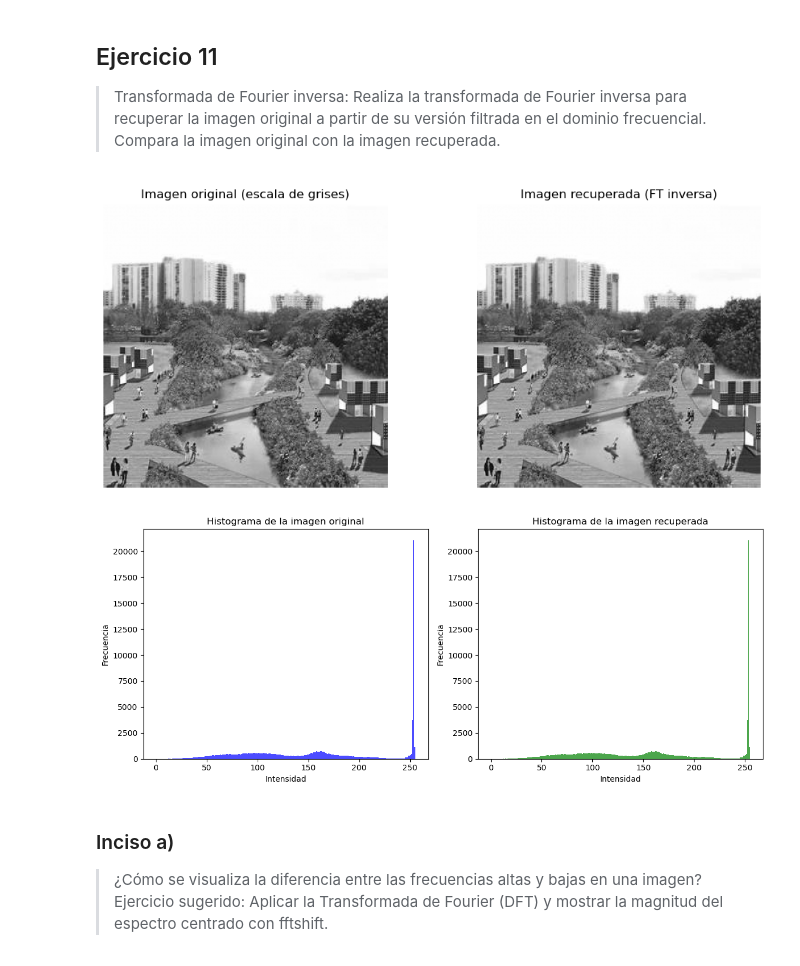
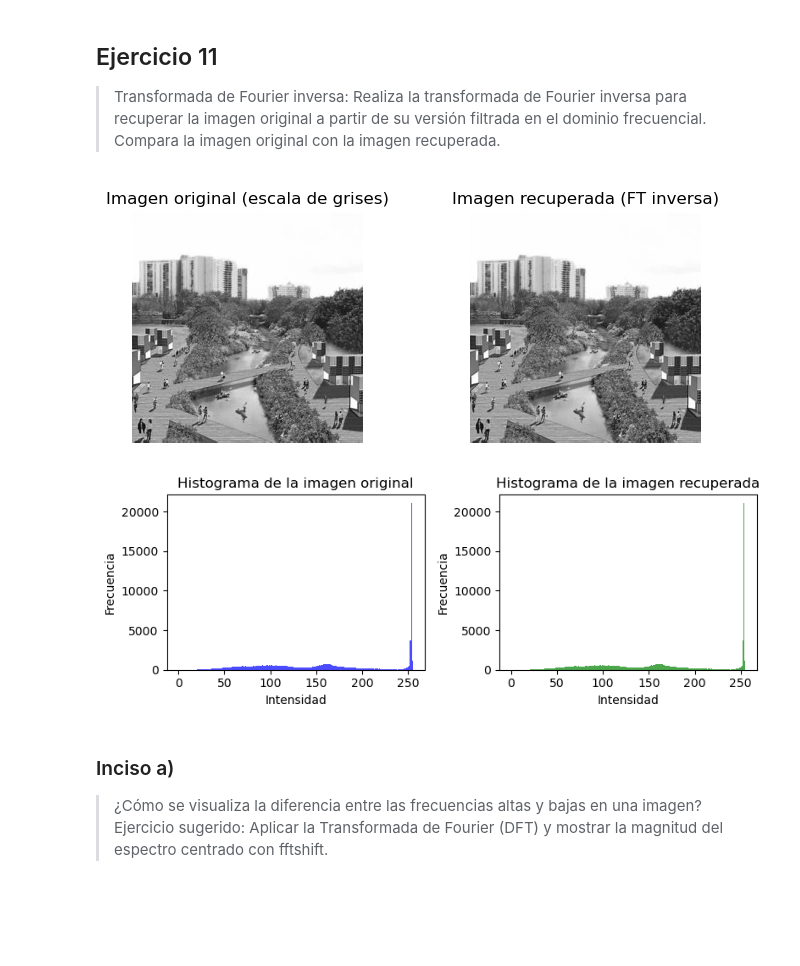
Before and after one commit to ElPelado619/ProcesamientoDeImagenes-Etapa2, a Jupyter notebook: TP4/PDI_TP4.ipynb, the cells around one changed output. Drawn from its saved outputs; the diff is of its cells as text; code cells hidden in the pictures; blank space fills up the shorter version.

```diff
--- a/TP4/PDI_TP4.ipynb
+++ b/TP4/PDI_TP4.ipynb
@@ -41,23 +41,23 @@ plt.show()
 # %%
 img_recuperada = np.fft.ifft2(f)
 img_recuperada = np.real(img_recuperada)
 
-plt.figure(figsize=(12, 5))
+plt.figure(figsize=(8, 3))
 plt.subplot(1, 2, 1)
 plt.imshow(img_gray, cmap='gray')
 plt.title('Imagen original (escala de grises)')
 plt.axis('off')
 
 plt.subplot(1, 2, 2)
 plt.imshow(img_recuperada, cmap='gray')
 plt.title('Imagen recuperada (FT inversa)')
 plt.axis('off')
 
 plt.show()
 # %% [output]
-[figure, old version]
+[figure, new version]
 # %%
-plt.figure(figsize=(12, 5))
+plt.figure(figsize=(8, 3))
 
 plt.subplot(1, 2, 1)
 plt.hist(img_gray.ravel(), bins=256, color='blue', alpha=0.7)
@@ -74,7 +74,7 @@ plt.ylabel('Frecuencia')
 plt.tight_layout()
 plt.show()
 # %% [output]
-[figure, old version]
+[figure, new version]
 # %% [markdown]
 ### Inciso a)
 
```
Also changed, not shown: parts of 18 cells of this notebook.
